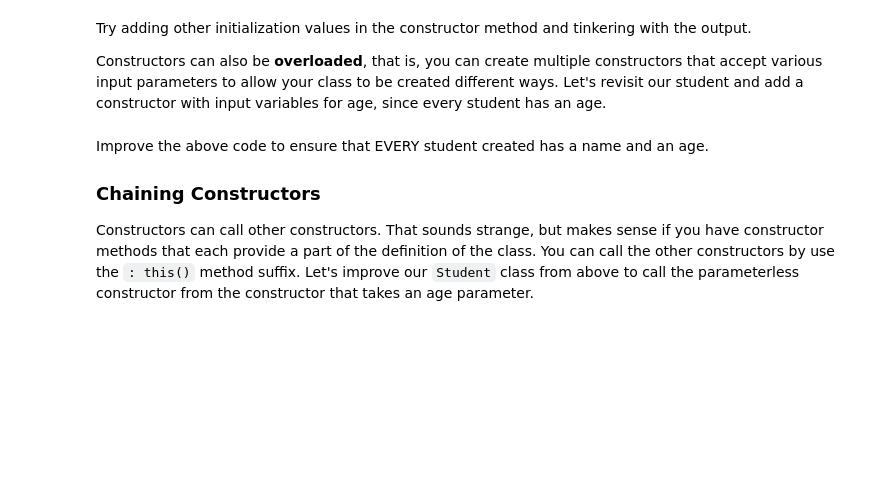
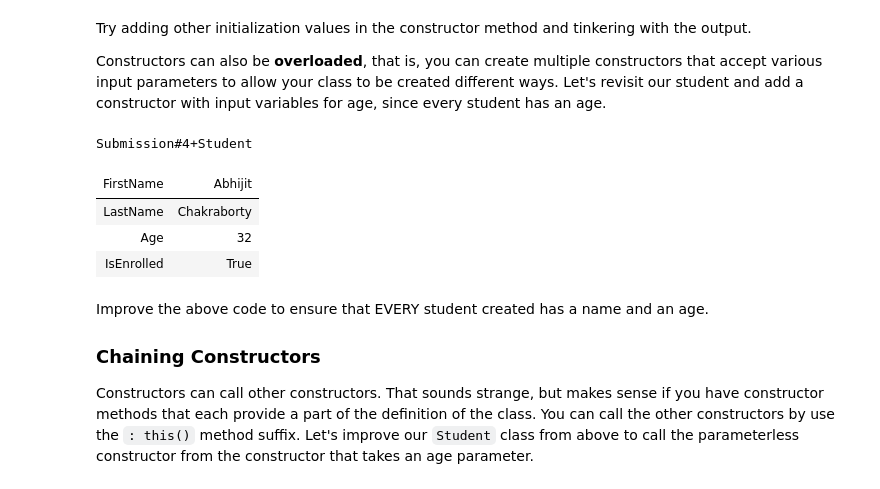
Before and after one commit to mraabhijit/csharp_with_csharpfritz, a Jupyter notebook: notebooks/0102-Classes.ipynb, the cells around one changed output. Drawn from its saved outputs; the diff is of its cells as text; code cells hidden in the pictures; blank space fills up the shorter version.

```diff
--- a/notebooks/0102-Classes.ipynb
+++ b/notebooks/0102-Classes.ipynb
@@ -129,30 +135,47 @@ Constructors can also be **overloaded**, that is, you can create multiple constr
 # %%
 public class Student {
 
 
+    // public Student(string firstName, string lastName, byte age)
+    // {
+
+    //     this.FirstName = firstName;
+    //     this.LastName = lastName;
+    //     this.Age = age;
+
+    //      // A student is enrolled by default
+    //     IsEnrolled = true;
+
+    // }
+
     public Student(string firstName, string lastName, byte age)
     {
-
         this.FirstName = firstName;
         this.LastName = lastName;
         this.Age = age;
 
-         // A student is enrolled by default
+        // A Student by default is to be enrolled
         IsEnrolled = true;
+    }
 
-    }
 
     public string FirstName { get; set; }
     public string LastName { get; set; }
     public byte Age { get; set; }
     public bool IsEnrolled { get; set; }
 
 }
 
 // Create a new Student object and assign it to the variable name `s`
-var s = new Student("Jeff", "Fritz", 30);
+var s = new Student("Abhijit", "Chakraborty", 32);
 
 display(s)
+# %% [output]
+Submission#4+Student
+| FirstName | Abhijit |
+| LastName | Chakraborty |
+| Age | 32 |
+| IsEnrolled | True |
 # %% [markdown]
 Improve the above code to ensure that EVERY student created has a name and an age.
 
```
Also changed, not shown: parts of 6 cells of this notebook.
